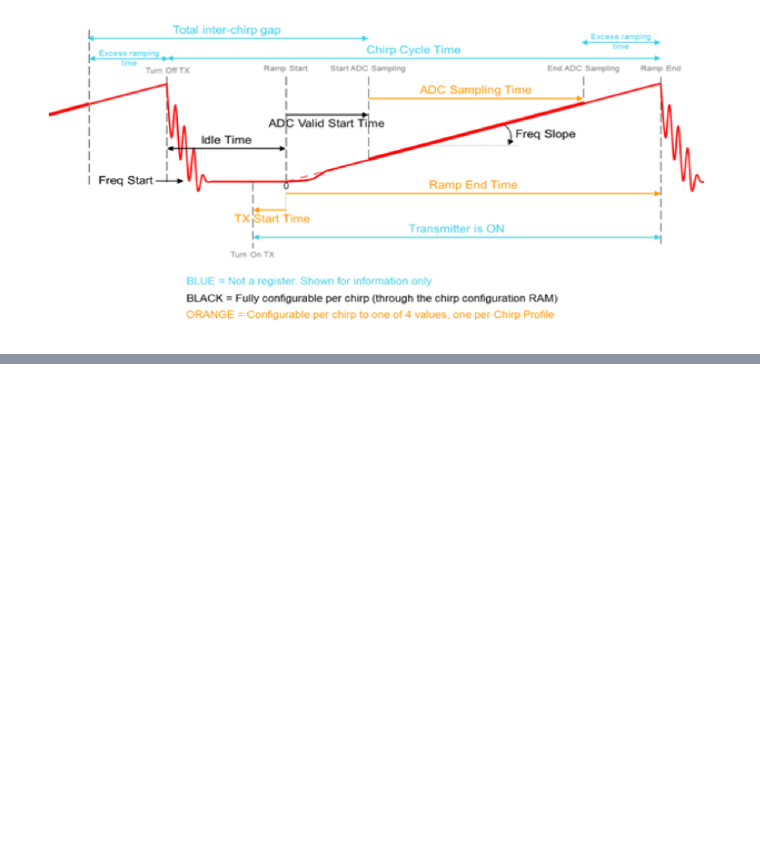
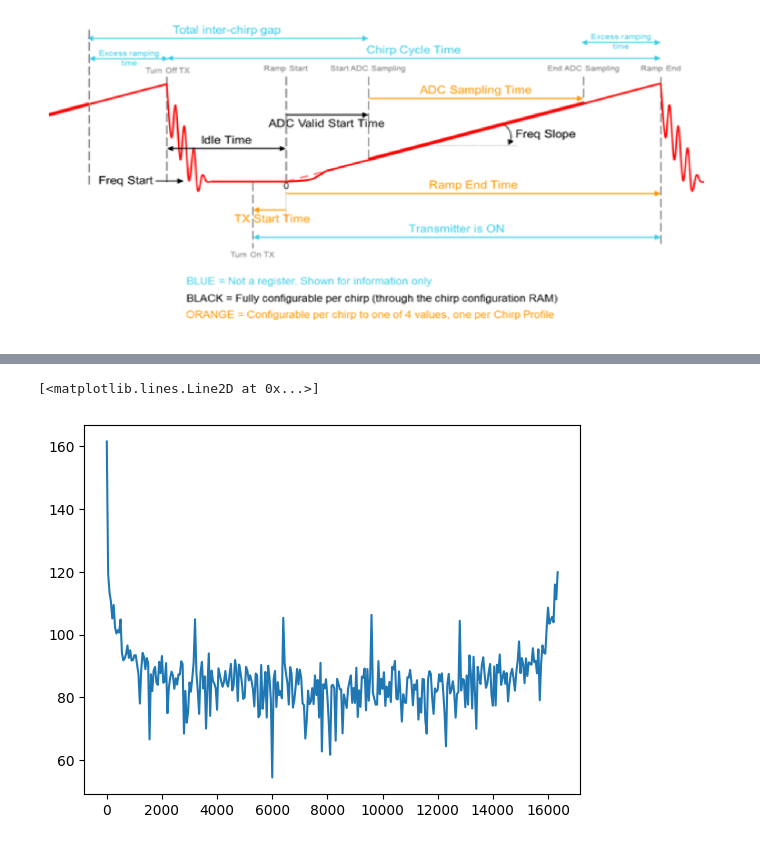
Before and after one commit to manavjeetsingh/mmWaveDataExtraction, a Jupyter notebook: rawDataProcessing.ipynb, the cells around one changed output, grey strips where cells are left out. Drawn from its saved outputs; the diff is of its cells as text; code cells hidden in the pictures; blank space fills up the shorter version.

```diff
--- a/rawDataProcessing.ipynb
+++ b/rawDataProcessing.ipynb
@@ -343,0 +231,36 @@ plt.show()
+# %%
+# def dopFFT(signal, plot=False):
+#     global range_max
+#     num_samples = len(signal)
+#     window = np.hanning(num_samples)
+#     signal_windowed = signal * window
+#     y=np.fft.fft(signal_windowed)
+#     fft_magnitude = magnitude_db(y,)
+#     # fft_magnitude = magnitude_dbfs(y,adc_bits=16)
+
+#     # frequencies = np.fft.fftshift(np.fft.fftfreq(num_samples, d=1/(sampling_frequency)))
+#     # distances=np.abs(frequencies)*3e8/2/S
+#     distances=np.arange(num_samples) * range_max / num_samples
+#     # print([distances[0],distances[-100]])
+#     if plot:
+#         # Plot the magnitude spectrum
+#         plt.figure(figsize=(10, 5))
+#         # plt.plot(frequencies[:num_samples//2], fft_magnitude[:num_samples//2]) # Plot only positive frequencies
+#         # plt.plot(distances[:num_samples//2], fft_magnitude[:num_samples//2]) # Plot only positive frequencies
+#         plt.plot(distances, fft_magnitude) # Plot only positive frequencies
+#         plt.title('Magnitude Spectrum (Range Profile)')
+#         # plt.xlabel('Frequency (Hz) / Range Bins')
+#         plt.xlabel('Distances (m)')
+#         plt.ylabel('Magnitude [dBFS]')
+#         plt.xticks(np.arange(0,range_max,5))
+#         plt.grid(True)
+#         plt.axvline(x=0.6, color='r', linestyle='--', alpha=0.5)
+#         plt.show()
+#     return y, fft_magnitude, distances
+
+dop_fft=np.fft.fft(sigAt58cm)
+skip=50
+plt.plot(np.arange(len(dop_fft)/skip)*skip,magnitude_db(dop_fft)[::skip])
+# %% [output]
+[<matplotlib.lines.Line2D at 0x...>]
+[figure, added]
```
Also changed, not shown: parts of 13 cells of this notebook, 2 other files.
